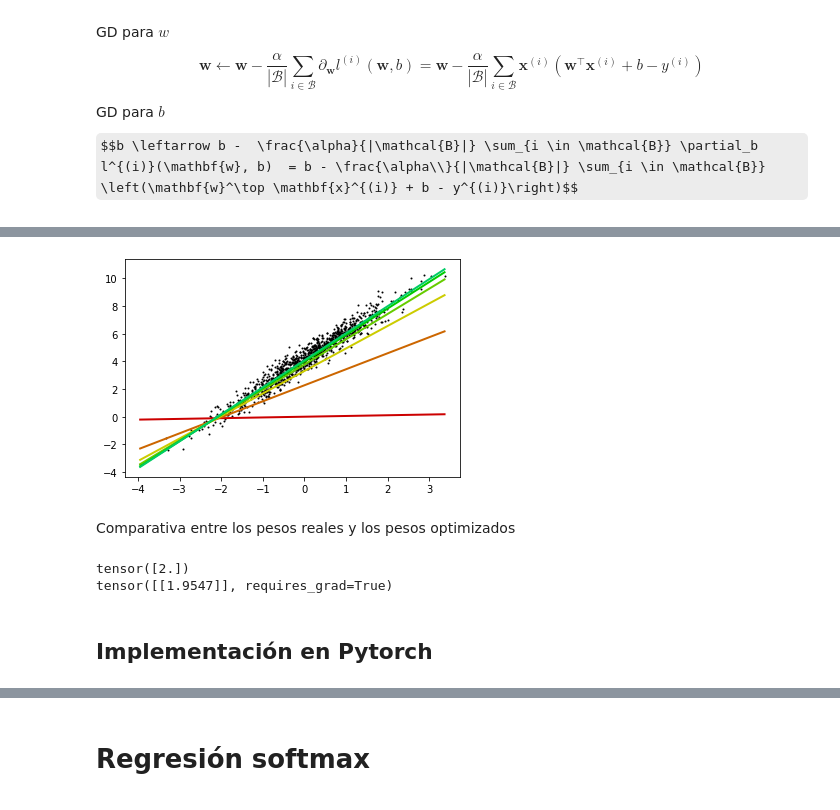
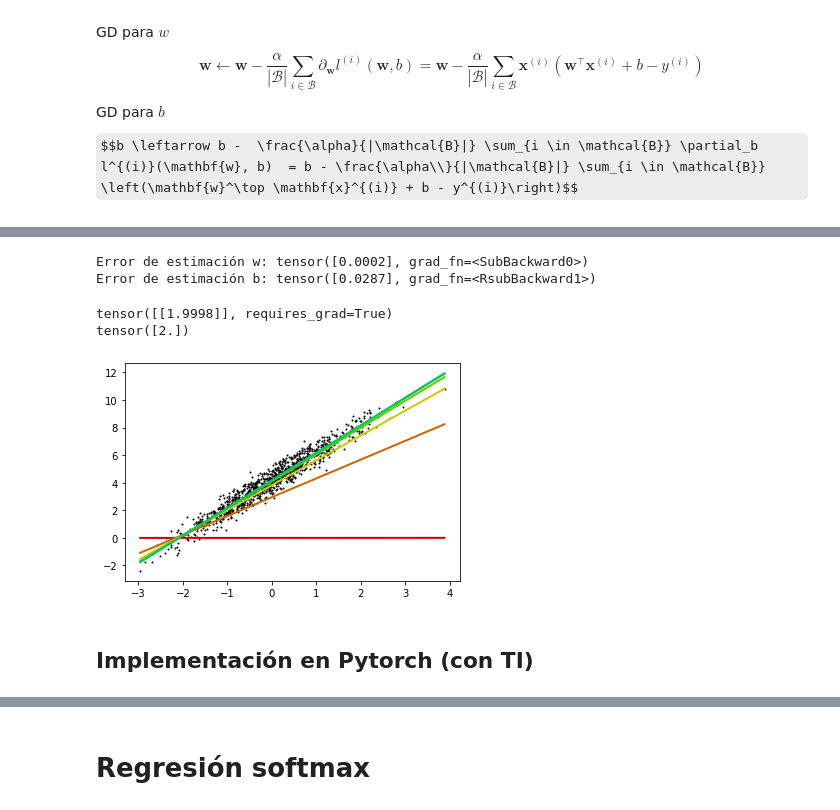
Before and after one commit to ramajoballester/mil_deeplearning, a Jupyter notebook: 1_introduccion.ipynb, the cells around one changed output, grey strips where cells are left out. Drawn from its saved outputs; the diff is of its cells as text; code cells hidden in the pictures; some formulas as TeX source.

```diff
--- a/1_introduccion.ipynb
+++ b/1_introduccion.ipynb
@@ -171,10 +174,10 @@ def data_iter(batch_size, x, y):
 # %%
-def linreg(x, w, b):
+def linreg(X, w, b):
     """Modelo de regresión lineal"""
-    return torch.matmul(x, w) + b
+    return torch.matmul(X, w) + b
 # %%
 def squared_loss(y_pred, y):
-    """Función de pérdida error cuadrático"""
+    """Función de pérdida Squared Loss"""
     return (y_pred - y.reshape(y_pred.shape)) ** 2 / 2
 # %% [markdown]
 Procesamiento de la entrada $\mathbf{x}$ para obtener la predicción $\hat{y}$:
@@ -198,7 +201,7 @@ GD para $b$
 $$b \leftarrow b -  \frac{\alpha}{|\mathcal{B}|} \sum_{i \in \mathcal{B}} \partial_b l^{(i)}(\mathbf{w}, b)  = b - \frac{\alpha\\}{|\mathcal{B}|} \sum_{i \in \mathcal{B}} \left(\mathbf{w}^\top \mathbf{x}^{(i)} + b - y^{(i)}\right)$$
 # %%
 def sgd(params, lr, batch_size):
-    """Algoritmo de descenso de gradiente"""
+    """Descenso de gradiente estocástico"""
     with torch.no_grad():
         for param in params:
             param -= lr * param.grad / batch_size
@@ -206,35 +209,34 @@ def sgd(params, lr, batch_size):
 # %% [markdown]
 ![fit-linreg.svg](embedded-picture-1)
 # %%
-w = torch.normal(0, 0.1, size=(len(true_w), 1), requires_grad=True)
+w = torch.normal(0, 0.01, size=(len(true_w),1), requires_grad=True)
 b = torch.zeros(1, requires_grad=True)
 
 # Learning rate
-lr = 0.05
-# Tamaño del batch
-batch_size = 8
+lr = 0.01
 # Número de epochs de entrenamiento
 num_epochs = 5
 # Modelo a optimizar
-model = linreg
-# Función de pérdida (error cuadrático)
-loss_fn = squared_loss
+net = linreg
+# Función de pérdida cuadrática
+loss = squared_loss
 
 w_history = [w.item()]
 b_history = [b.item()]
 
 for epoch in range(num_epochs):
-    for x, y in data_iter(batch_size, x_train, y_train):
-        # Cálculo de la pérdida en el batch
-        loss = loss_fn(model(x, w, b), y)
-        # Cálculo de los gradientes
-        loss.mean().backward()
-        # Actualización de los pesos del modelo
+    for X, y in data_iter(batch_size, features, labels):
+        # Pérdida entre predicción del modelo y los valores reales y
+        l = loss(net(X, w, b), y)
+        # Cálculo de los gradientes (derivadas) de la función de pérdida respecto
+        # de los parámetros del modelo
+        l.sum().backward()
+        # Actualización de los parámetros según sus gradientes
         sgd([w, b], lr, batch_size)
-
     with torch.no_grad():
-        train_loss = loss_fn(model(x, w, b), y)
-        print('Epoch {}, loss: {}'.format(epoch, float(train_loss.mean())))
+        train_l = loss(net(features, w, b), labels)
+        print('Epoch {}, loss {:.4f}'.format(epoch, float(train_l.mean())))
+        print(f'epoch {epoch + 1}, loss {float(train_l.mean()):f}')
 
     w_history.append(w.item())
     b_history.append(b.item())
@@ -247,23 +249,27 @@ Epoch 4, loss: 0.07451199740171432
+# %%
+print('Error de estimación w: {}'.format(true_w - w.reshape(true_w.shape)))
+print('Error de estimación b: {}'.format(true_b - b))
+# %% [output]
+Error de estimación w: tensor([0.0002], grad_fn=<SubBackward0>)
+Error de estimación b: tensor([0.0287], grad_fn=<RsubBackward1>)
+# %%
+print(w)
+print(true_w)
+# %% [output]
+tensor([[1.9998]], requires_grad=True)
+tensor([2.])
 # %%
-x1 = min(x_train[:, 0])
-x2 = max(x_train[:, 0])
+x1 = min(features[:, 0])
+x2 = max(features[:, 0])
 fig = plt.figure()
-plt.scatter(x_train, y_train, 1, color='k');
+plt.scatter(features[:, 0], labels, 1, color='k');
 for i in range(len(w_history)):
     y1, y2 = (w_history[i] * torch.Tensor([[x1], [x2]]) + b_history[i]).detach().numpy()
     plt.plot([x1, x2], [y1, y2], color=hsv_to_rgb((0.5*(i/len(w_history)), 1, 0.8)), linewidth=2);
 # %% [output]
-[figure, old version]
+[figure, new version]
-# %% [markdown]
-Comparativa entre los pesos reales y los pesos optimizados
-# %%
-print(true_w)
-print(w)
-# %% [output]
-tensor([2.])
-tensor([[1.9547]], requires_grad=True)
 # %% [markdown]
-## Implementación en Pytorch
+## Implementación en Pytorch (con TI)
 # %%
 import torch.nn.functional as F
 from torch import nn
```
Also changed, not shown: parts of 122 cells of this notebook.
